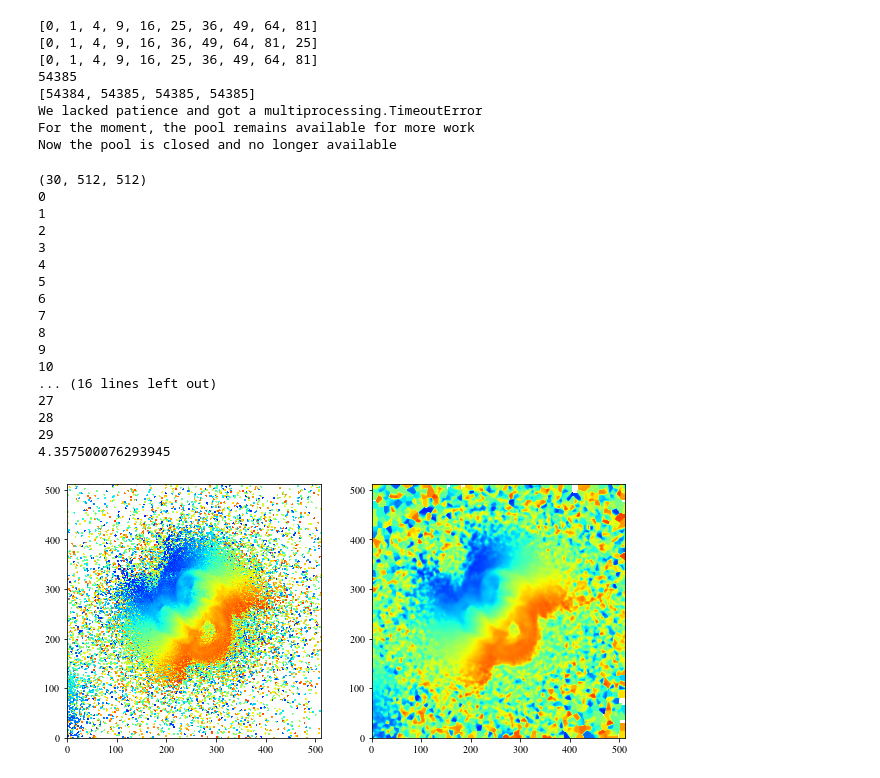
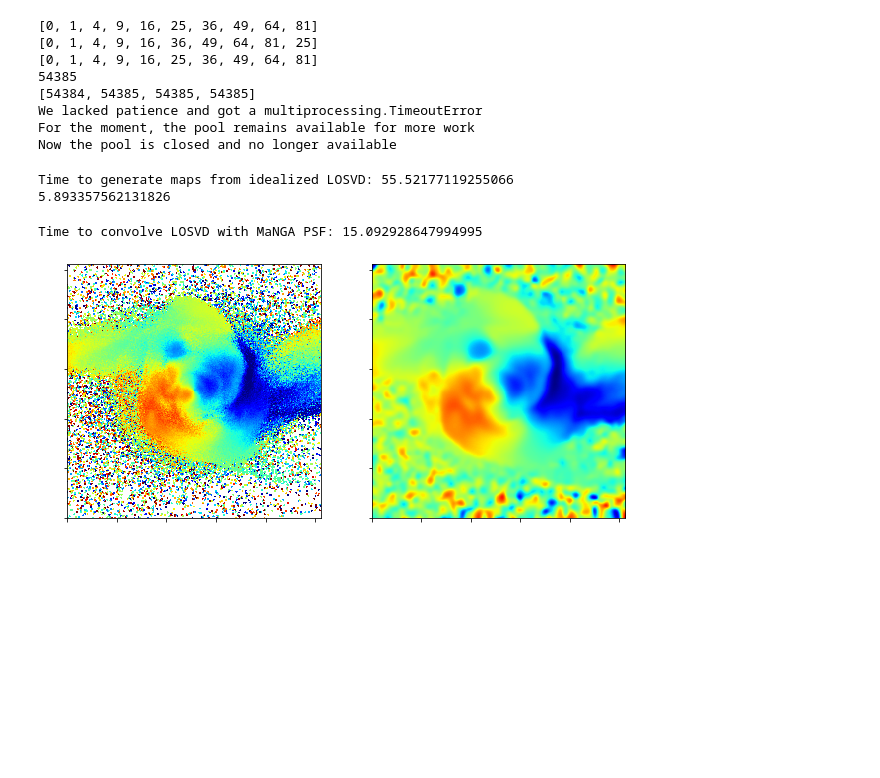
Before and after one commit to cbottrell/RealSim-IFS, a Jupyter notebook: RealSim-IFS_MaNGA_Observe_tests.ipynb, the cells around one changed output. Drawn from its saved outputs; the diff is of its cells as text; code cells hidden in the pictures; blank space fills up the shorter version.

Commit message:
Fixed PSF size issue.

```diff
--- a/RealSim-IFS_MaNGA_Observe_tests.ipynb
+++ b/RealSim-IFS_MaNGA_Observe_tests.ipynb
@@ -260,19 +260,18 @@ def Convolve(args):
     data,kernel=args
     return convolve(data,kernel)
 
-def MaNGA_Prepare(filename,redshift=0.046,psf_type='None',psf_fwhm_arcsec=10,
+def MaNGA_Prepare(filename,redshift=0.046,psf_type='None',psf_fwhm_arcsec=1.5,
                  cosmo=FlatLambdaCDM(H0=70,Om0=0.3)):
 
     if not os.access(filename,0):
         sys.exit('Datacube not found. Quitting...')
 
     if filename.endswith('.fits'):
-        data = np.transpose(fits.getdata(filename),[2,0,1])[150-15:150+15]
+        data = np.transpose(fits.getdata(filename),[2,0,1])
         hdr = fits.getheader(filename)
     else:
         sys.exit('Datacube is not in FITS format. Quitting...')
 
-    print(data.shape)
     # speed of light [m/s]
     speed_of_light = 2.99792458e8
     # kiloparsec per arcsecond scale
@@ -281,7 +280,7 @@ def MaNGA_Prepare(filename,redshift=0.046,psf_type='None',psf_fwhm_arcsec=10,
     luminosity_distance = cosmo.luminosity_distance(z=redshift) # [Mpc]
 
     fov_size_kpc = hdr['FOVSIZE']/1000.
-    kpc_per_pixel = fov_size_kpc/data.shape[0]
+    kpc_per_pixel = fov_size_kpc/hdr['NAXIS2']
     arcsec_per_pixel = kpc_per_pixel/kpc_per_arcsec
 
     if psf_type is not 'None':
@@ -292,36 +291,30 @@ def MaNGA_Prepare(filename,redshift=0.046,psf_type='None',psf_fwhm_arcsec=10,
             if psf_type == 'Gaussian':
                 from astropy.convolution import Gaussian2DKernel
                 std = psf_fwhm_arcsec/arcsec_per_pixel/2.355
+                print(std)
                 kernel = Gaussian2DKernel(x_stddev=std,y_stddev=std)
 
             if "SLURM_JOB_CPUS_PER_NODE" in os.environ:
-                cpu_count = os.environ.get("SLURM_JOB_CPUS_PER_NODE")
+                cpu_count = int(os.environ.get("SLURM_JOB_CPUS_PER_NODE"))
             else:
                 cpu_count = multiprocessing.cpu_count()
-#             args = [(data[i],kernel) for i in range(len(data))]
+            args = [(data[i],kernel) for i in range(len(data))]
             start = time.time()
-#             data = np.array(MyPool(Convolve,args,cpu_count))
-            data_prime = np.zeros_like(data)
-            for i in range(len(data_prime)):
-                data_prime[i] = convolve(data[i],kernel)
-                print(i)
+            data = np.array(MyPool(Convolve,args,cpu_count))
 
-            print(time.time()-start)
-
-    return data_prime
+    return data
 
 def generate_maps(losvd_name):
     if not os.access(losvd_name,0):
         print('LOSVD file not found')
     else:
         losvd_head = fits.getheader(losvd_name)
-        losvd_data = fits.getdata(losvd_name)[...,150-15:150+15]
+        losvd_data = fits.getdata(losvd_name)
         losvd_shape = losvd_data.shape
         vlim = losvd_head['VLIM'] # km/s
         delv = losvd_head['DELV'] # km/s
         fov = losvd_head['FOVSIZE']/1000. # kpc
-        #vel = np.linspace(-vlim,vlim,losvd_shape[-1],endpoint=False)+delv/2.
-        vel = np.linspace(-15*delv,15*delv,losvd_shape[-1],endpoint=False)+delv/2.
+        vel = np.linspace(-vlim,vlim,losvd_shape[-1],endpoint=False)+delv/2.
         sum_wi = np.nansum(losvd_data,axis=-1)
         sum_wivi = np.nansum(losvd_data*vel,axis=-1)
         vbar = sum_wivi/sum_wi
@@ -341,58 +334,43 @@ def generate_from_data(losvd_name,losvd_data):
         losvd_shape = losvd_data.shape
         vlim = losvd_head['VLIM'] # km/s
         delv = losvd_head['DELV'] # km/s
         fov = losvd_head['FOVSIZE']/1000. # kpc
-        #vel = np.linspace(-vlim,vlim,losvd_shape[-1],endpoint=False)+delv/2.
-        vel = np.linspace(-15*delv,15*delv,losvd_shape[-1],endpoint=False)+delv/2.
+        vel = np.linspace(-vlim,vlim,losvd_shape[-1],endpoint=False)+delv/2.
         sum_wi = np.nansum(losvd_data,axis=-1)
         sum_wivi = np.nansum(losvd_data*vel,axis=-1)
         vbar = sum_wivi/sum_wi
         Nprime = np.nansum(losvd_data>0,axis=-1)
         vstd = np.nansum(losvd_data*(vel-vbar[...,np.newaxis])**2,axis=-1)
         vstd /= (Nprime-1)/Nprime*sum_wi
         vstd = np.sqrt(vstd)
         losvd_maps = np.array([sum_wi,vbar,vstd])
         return losvd_maps
 
 
 if __name__ == '__main__':
 
     import matplotlib.pyplot as plt
     from matplotlib.patches import Circle
     from matplotlib import rc
     rc('font',**{'family':'serif','serif':['Times']})
     rc('text', usetex=True)
 
     fig,axarr = plt.subplots(1,2,figsize=(10,5))
 
-    filename = '/Users/cbottrell/Project/RealSim-IFS/LOSVD/kinemetry_datacube_G2G3_e-orbit_1_0037_stars_i0.fits'
+    filename = '/home/bottrell/scratch/Fire_Kinematics/LOSVD/G2G3_e/orbit_1/kinemetry_datacube_G2G3_e-orbit_1_0149_stars_i1.fits'
+
+    start = time.time()
     maps = generate_maps(filename)
-    axarr[0].imshow(maps[1],vmin=-100,vmax=100,cmap='jet',origin='lower')
+    print('Time to generate maps from idealized LOSVD: {}'.format(time.time()-start))
+    axarr[0].imshow(maps[1],vmin=-120,vmax=120,cmap='jet',origin='lower')
 
+    start = time.time()
     data = MaNGA_Prepare(filename,psf_type='Gaussian')
+    print('Time to convolve LOSVD with MaNGA PSF: {}'.format(time.time()-start))
     maps = generate_from_data(filename,data)
-    axarr[1].imshow(maps[1],vmin=-100,vmax=100,cmap='jet',origin='lower')
-
-
-
-#     fig,ax = plt.subplots(1,2,figsize=(10,5))
-#     ax.imshow(,vmin=-100,vmax=100,cmap='jet',origin='lower')
+    axarr[1].imshow(maps[1],vmin=-120,vmax=120,cmap='jet',origin='lower')
 # %% [output]
-(30, 512, 512)
-0
-1
-2
-3
-4
-5
-6
-7
-8
-9
-10
-... (16 lines left out)
-27
-28
-29
-4.357500076293945
+Time to generate maps from idealized LOSVD: 55.52177119255066
+5.893357562131826
+Time to convolve LOSVD with MaNGA PSF: 15.092928647994995
-[figure, old version]
+[figure, new version]
```
Also changed, not shown: parts of 1 cell of this notebook.
